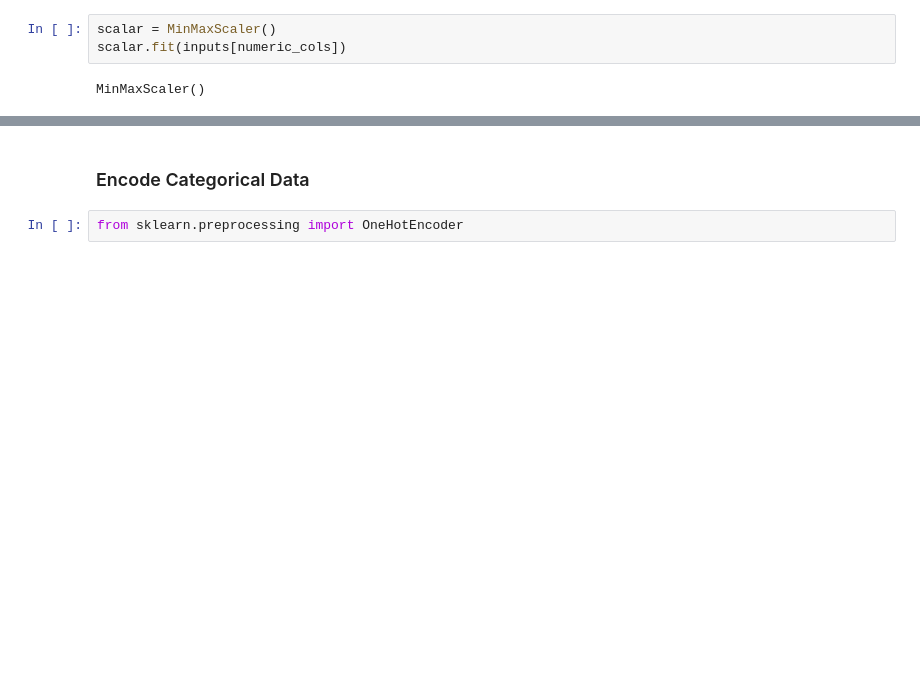
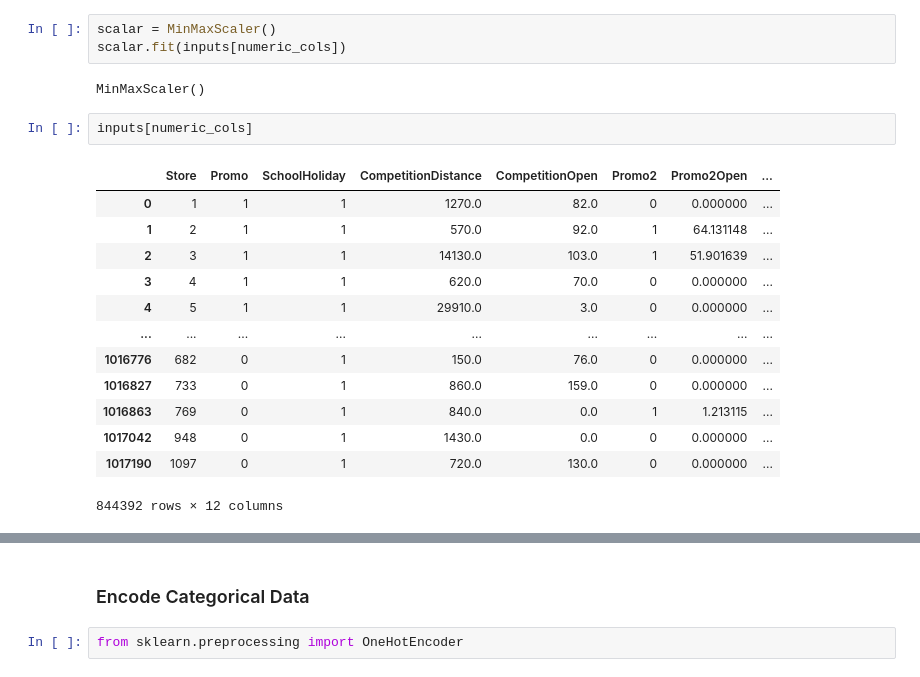
Before and after one commit to Neelam-Singhal/GradientBoostingModels, a Jupyter notebook: gbm.ipynb, the cells around one changed output, grey strips where cells are left out. Drawn from its saved outputs; the diff is of its cells as text; blank space fills up the shorter version.

```diff
--- a/gbm.ipynb
+++ b/gbm.ipynb
@@ -327,3 +343,19 @@ scalar = MinMaxScaler()
 scalar.fit(inputs[numeric_cols])
 # %% [output]
 MinMaxScaler()
+# %%
+inputs[numeric_cols]
+# %% [output]
+|  | Store | Promo | SchoolHoliday | CompetitionDistance | CompetitionOpen | Promo2 | Promo2Open | ... |
+| 0 | 1 | 1 | 1 | 1270.0 | 82.0 | 0 | 0.000000 | ... |
+| 1 | 2 | 1 | 1 | 570.0 | 92.0 | 1 | 64.131148 | ... |
+| 2 | 3 | 1 | 1 | 14130.0 | 103.0 | 1 | 51.901639 | ... |
+| 3 | 4 | 1 | 1 | 620.0 | 70.0 | 0 | 0.000000 | ... |
+| 4 | 5 | 1 | 1 | 29910.0 | 3.0 | 0 | 0.000000 | ... |
+| ... | ... | ... | ... | ... | ... | ... | ... | ... |
+| 1016776 | 682 | 0 | 1 | 150.0 | 76.0 | 0 | 0.000000 | ... |
+| 1016827 | 733 | 0 | 1 | 860.0 | 159.0 | 0 | 0.000000 | ... |
+| 1016863 | 769 | 0 | 1 | 840.0 | 0.0 | 1 | 1.213115 | ... |
+| 1017042 | 948 | 0 | 1 | 1430.0 | 0.0 | 0 | 0.000000 | ... |
+| 1017190 | 1097 | 0 | 1 | 720.0 | 130.0 | 0 | 0.000000 | ... |
+844392 rows × 12 columns
```
Also changed, not shown: parts of 18 cells of this notebook.
